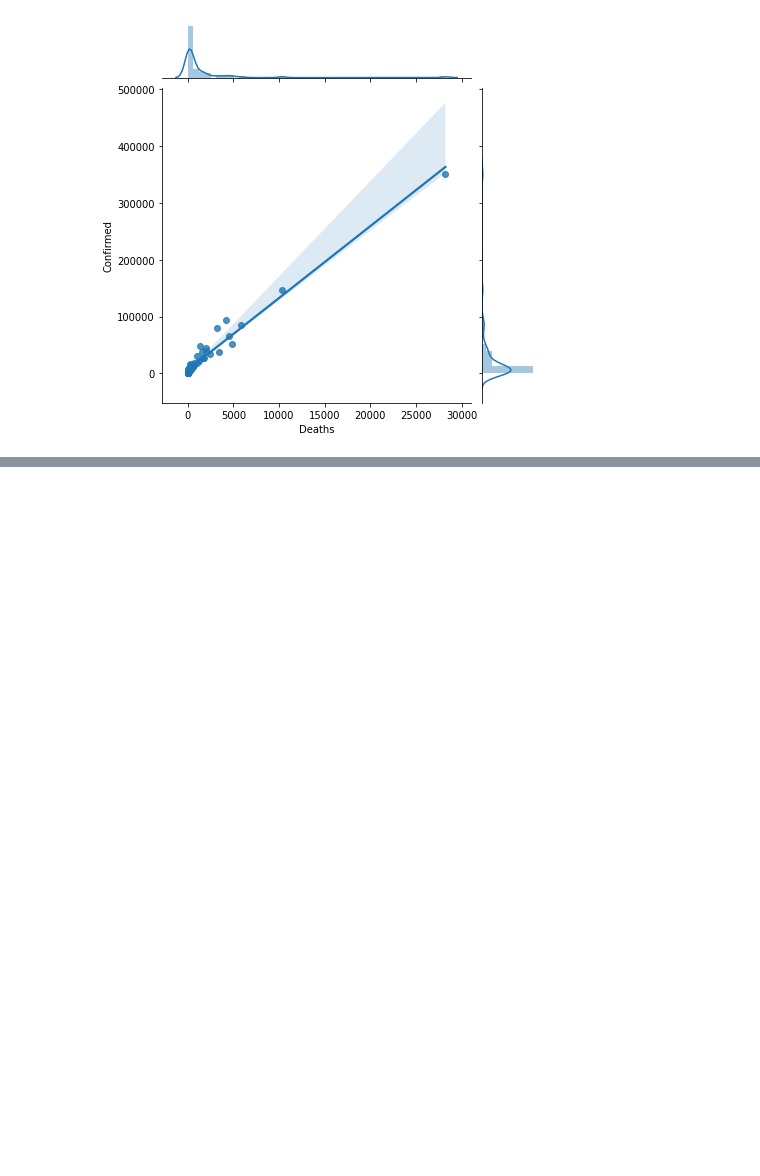
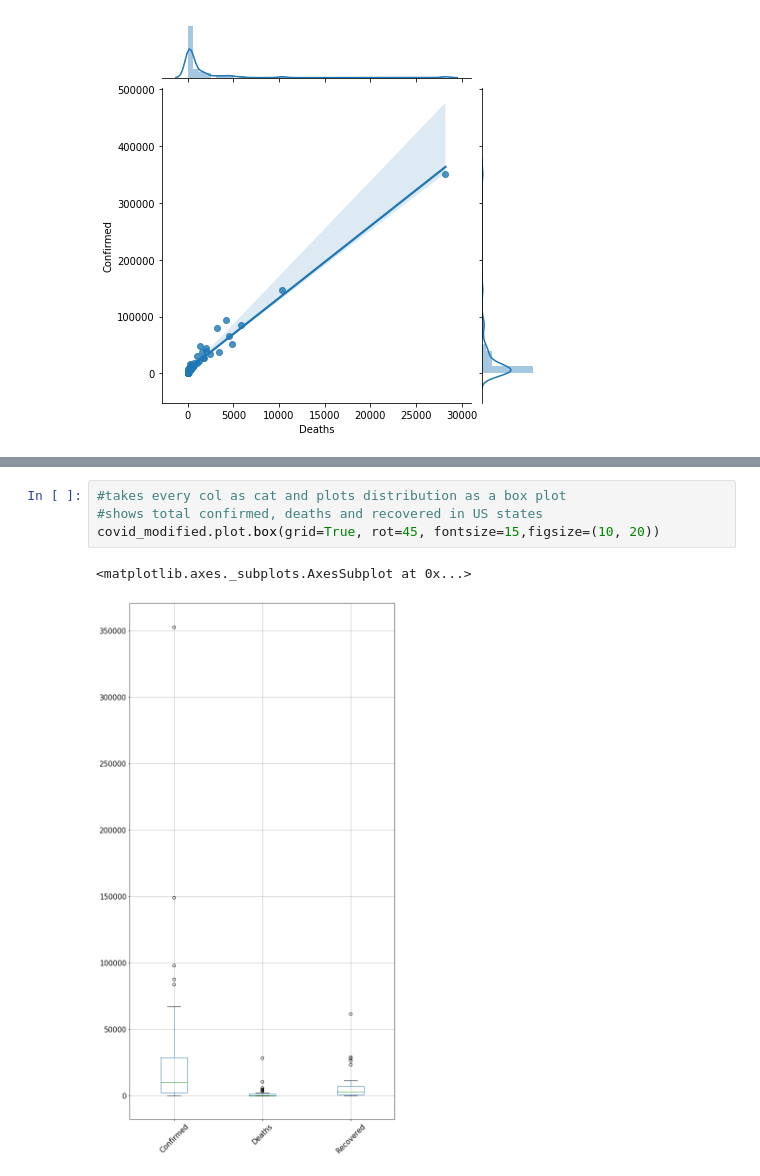
Before and after one commit to Keenal/COVID-19, a Jupyter notebook: Data_analytics_covid_19.ipynb, the cells around one changed output, grey strips where cells are left out. Saved outputs shown, nothing was run; the diff lists cells and outputs as text; blank space fills up the shorter version.

```diff
--- a/Data_analytics_covid_19.ipynb
+++ b/Data_analytics_covid_19.ipynb
@@ -113,0 +121,7 @@ g = g.plot(sns.regplot, sns.distplot)
+# %%
+#takes every col as cat and plots distribution as a box plot
+#shows total confirmed, deaths and recovered in US states
+covid_modified.plot.box(grid=True, rot=45, fontsize=15,figsize=(10, 20))
+# %% [output]
+<matplotlib.axes._subplots.AxesSubplot at 0x...>
+[figure, added]
```
Also changed, not shown: parts of 2 cells of this notebook.
